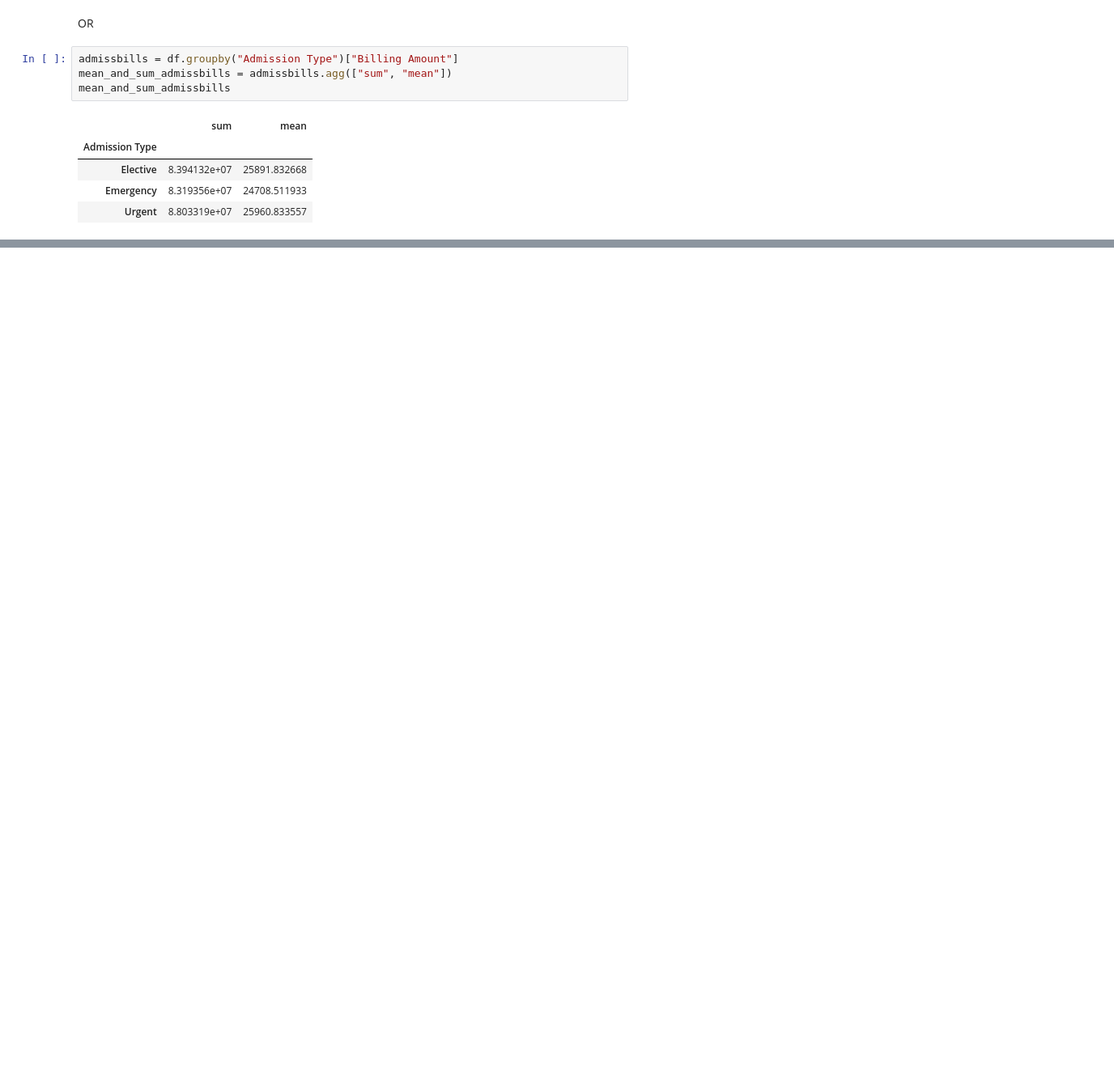
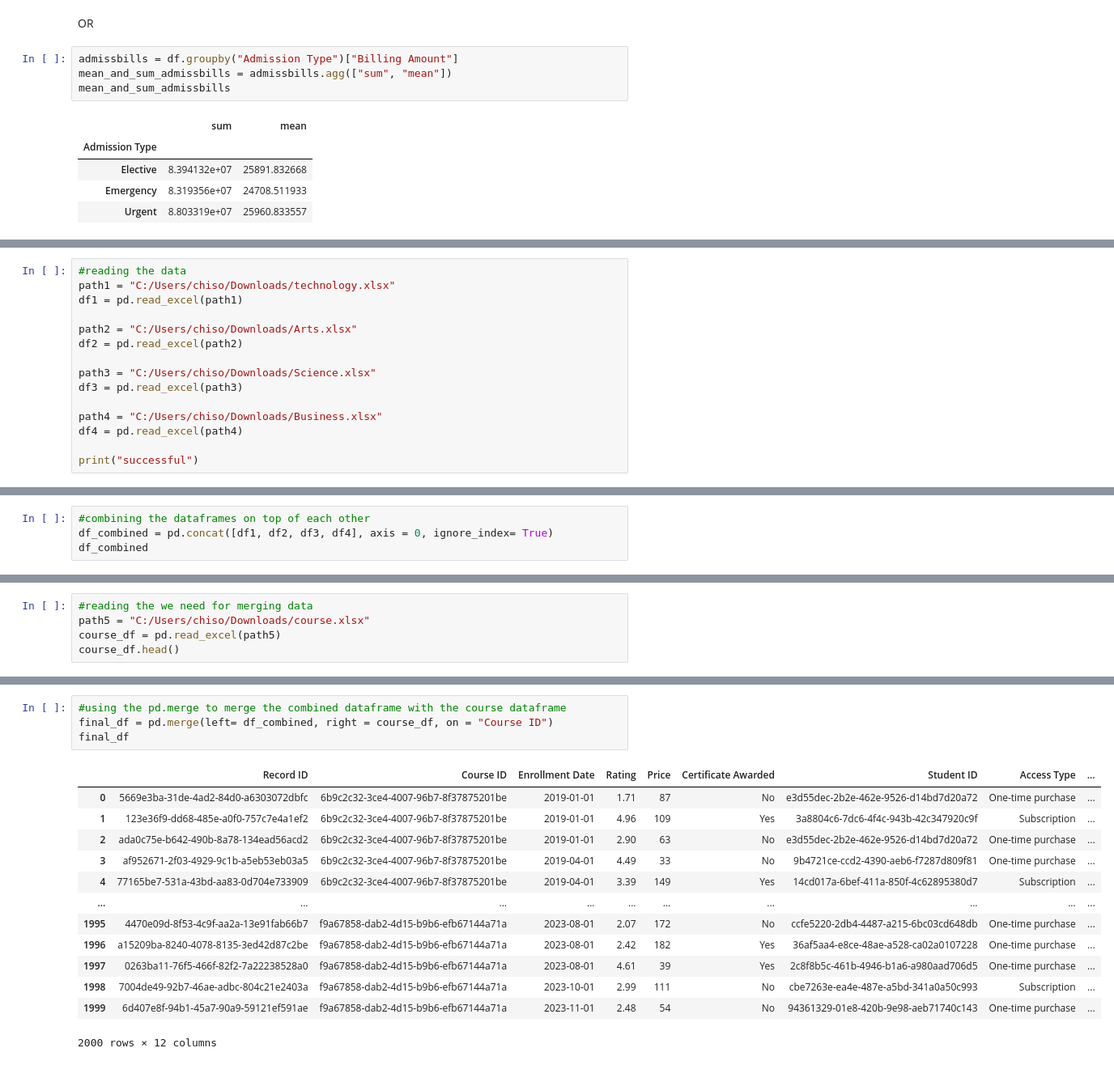
Before and after one commit to chisomruth/Nexascale_bootcamp_session, a Jupyter notebook: Data_exploration_pandas.ipynb, the cells around one changed output, grey strips where cells are left out. Shown: that part at 81% size. Drawn from its saved outputs; the diff is of its cells as text; blank space fills up the shorter version.

```diff
--- a/Data_exploration_pandas.ipynb
+++ b/Data_exploration_pandas.ipynb
@@ -235,0 +288,15 @@ blood_types
+# %%
+#reading the data
+path1 = "C:/Users/chiso/Downloads/technology.xlsx"
+df1 = pd.read_excel(path1)
+
+path2 = "C:/Users/chiso/Downloads/Arts.xlsx"
+df2 = pd.read_excel(path2)
+
+path3 = "C:/Users/chiso/Downloads/Science.xlsx"
+df3 = pd.read_excel(path3)
+
+path4 = "C:/Users/chiso/Downloads/Business.xlsx"
+df4 = pd.read_excel(path4)
+
+print("successful")
@@ -235,0 +330,4 @@ blood_types
+# %%
+#combining the dataframes on top of each other
+df_combined = pd.concat([df1, df2, df3, df4], axis = 0, ignore_index= True)
+df_combined
@@ -235,0 +375,5 @@ blood_types
+# %%
+#reading the we need for merging data
+path5 = "C:/Users/chiso/Downloads/course.xlsx"
+course_df = pd.read_excel(path5)
+course_df.head()
@@ -235,0 +402,18 @@ blood_types
+# %%
+#using the pd.merge to merge the combined dataframe with the course dataframe
+final_df = pd.merge(left= df_combined, right = course_df, on = "Course ID")
+final_df
+# %% [output]
+|  | Record ID | Course ID | Enrollment Date | Rating | Price | Certificate Awarded | Student ID | Access Type | ... |
+| 0 | 5669e3ba-31de-4ad2-84d0-a6303072dbfc | 6b9c2c32-3ce4-4007-96b7-8f37875201be | 2019-01-01 | 1.71 | 87 | No | e3d55dec-2b2e-462e-9526-d14bd7d20a72 | One-time purchase | ... |
+| 1 | 123e36f9-dd68-485e-a0f0-757c7e4a1ef2 | 6b9c2c32-3ce4-4007-96b7-8f37875201be | 2019-01-01 | 4.96 | 109 | Yes | 3a8804c6-7dc6-4f4c-943b-42c347920c9f | Subscription | ... |
+| 2 | ada0c75e-b642-490b-8a78-134ead56acd2 | 6b9c2c32-3ce4-4007-96b7-8f37875201be | 2019-01-01 | 2.90 | 63 | No | e3d55dec-2b2e-462e-9526-d14bd7d20a72 | One-time purchase | ... |
+| 3 | af952671-2f03-4929-9c1b-a5eb53eb03a5 | 6b9c2c32-3ce4-4007-96b7-8f37875201be | 2019-04-01 | 4.49 | 33 | No | 9b4721ce-ccd2-4390-aeb6-f7287d809f81 | One-time purchase | ... |
+| 4 | 77165be7-531a-43bd-aa83-0d704e733909 | 6b9c2c32-3ce4-4007-96b7-8f37875201be | 2019-04-01 | 3.39 | 149 | Yes | 14cd017a-6bef-411a-850f-4c62895380d7 | Subscription | ... |
+| ... | ... | ... | ... | ... | ... | ... | ... | ... | ... |
+| 1995 | 4470e09d-8f53-4c9f-aa2a-13e91fab66b7 | f9a67858-dab2-4d15-b9b6-efb67144a71a | 2023-08-01 | 2.07 | 172 | No | ccfe5220-2db4-4487-a215-6bc03cd648db | One-time purchase | ... |
+| 1996 | a15209ba-8240-4078-8135-3ed42d87c2be | f9a67858-dab2-4d15-b9b6-efb67144a71a | 2023-08-01 | 2.42 | 182 | Yes | 36af5aa4-e8ce-48ae-a528-ca02a0107228 | One-time purchase | ... |
+| 1997 | 0263ba11-76f5-466f-82f2-7a22238528a0 | f9a67858-dab2-4d15-b9b6-efb67144a71a | 2023-08-01 | 4.61 | 39 | Yes | 2c8f8b5c-461b-4946-b1a6-a980aad706d5 | One-time purchase | ... |
+| 1998 | 7004de49-92b7-46ae-adbc-804c21e2403a | f9a67858-dab2-4d15-b9b6-efb67144a71a | 2023-10-01 | 2.99 | 111 | No | cbe7263e-ea4e-487e-a5bd-341a0a50c993 | Subscription | ... |
+| 1999 | 6d407e8f-94b1-45a7-90a9-59121ef591ae | f9a67858-dab2-4d15-b9b6-efb67144a71a | 2023-11-01 | 2.48 | 54 | No | 94361329-01e8-420b-9e98-aeb71740c143 | One-time purchase | ... |
+2000 rows × 12 columns
```
Also changed, not shown: parts of 38 cells of this notebook.
